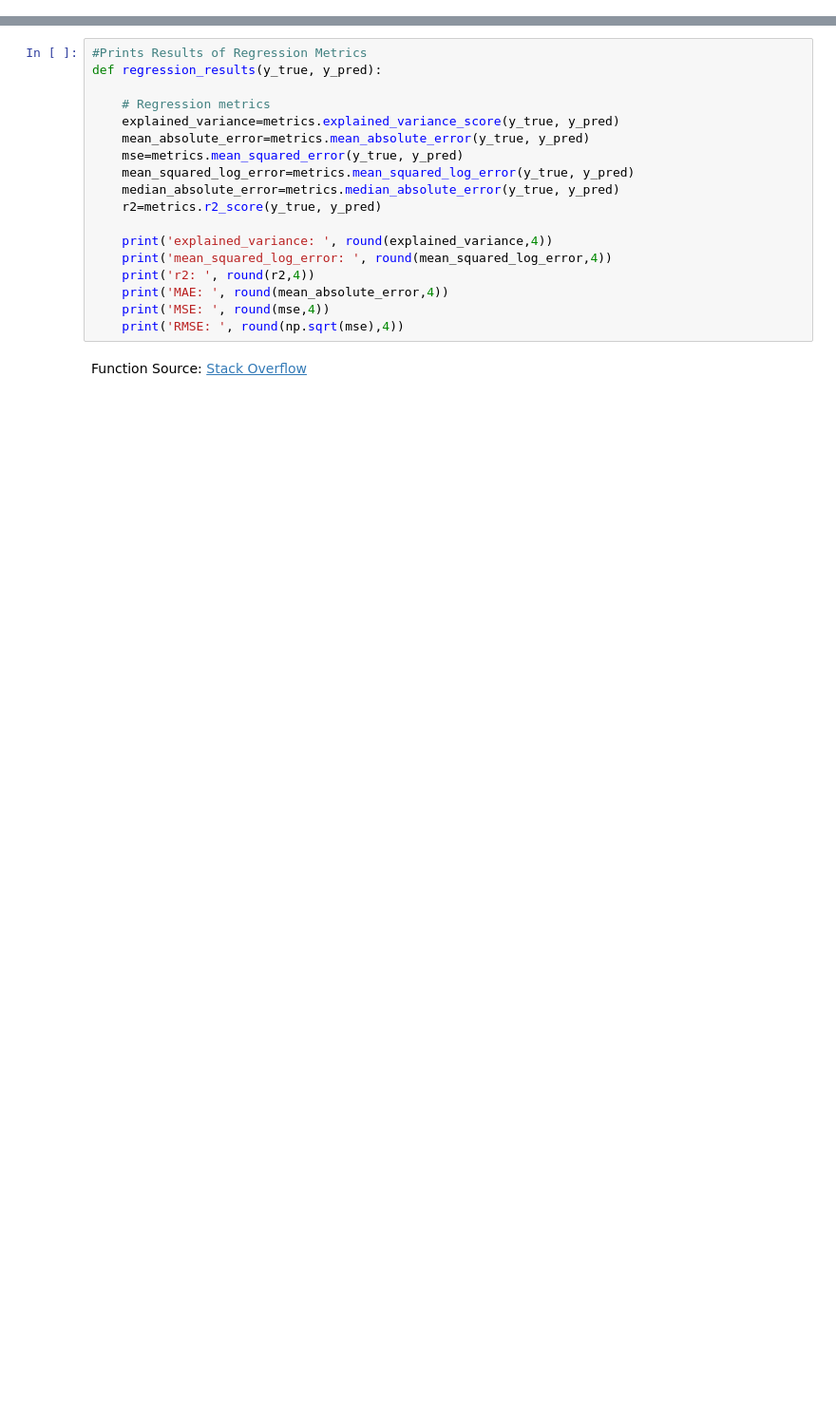
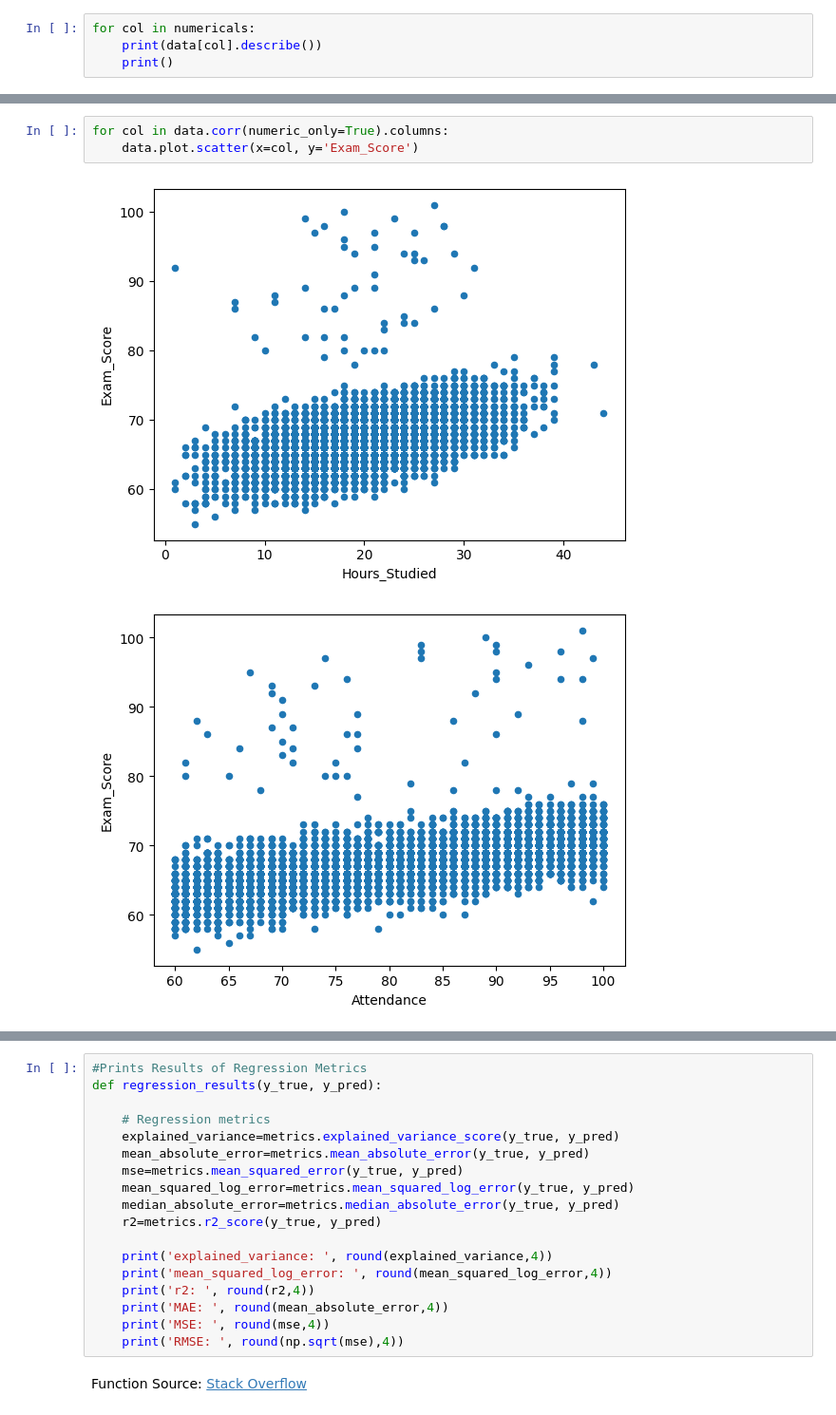
Before and after one commit to josh-g-grimes/Regression-Analysis---College-Exam-Performance, a Jupyter notebook: notebook.ipynb, the cells around one changed output, grey strips where cells are left out. Shown at 95% size. Drawn from its saved outputs; the diff is of its cells as text; blank space fills up the shorter version.

```diff
--- a/notebook.ipynb
+++ b/notebook.ipynb
@@ -17,0 +79,4 @@ from scipy import stats as stats
+# %%
+for col in numericals:
+    print(data[col].describe())
+    print()
@@ -17,0 +148,6 @@ from scipy import stats as stats
+# %%
+for col in data.corr(numeric_only=True).columns:
+    data.plot.scatter(x=col, y='Exam_Score')
+# %% [output]
+[figure, added]
+[figure, added]
```
Also changed, not shown: parts of 49 cells of this notebook.
